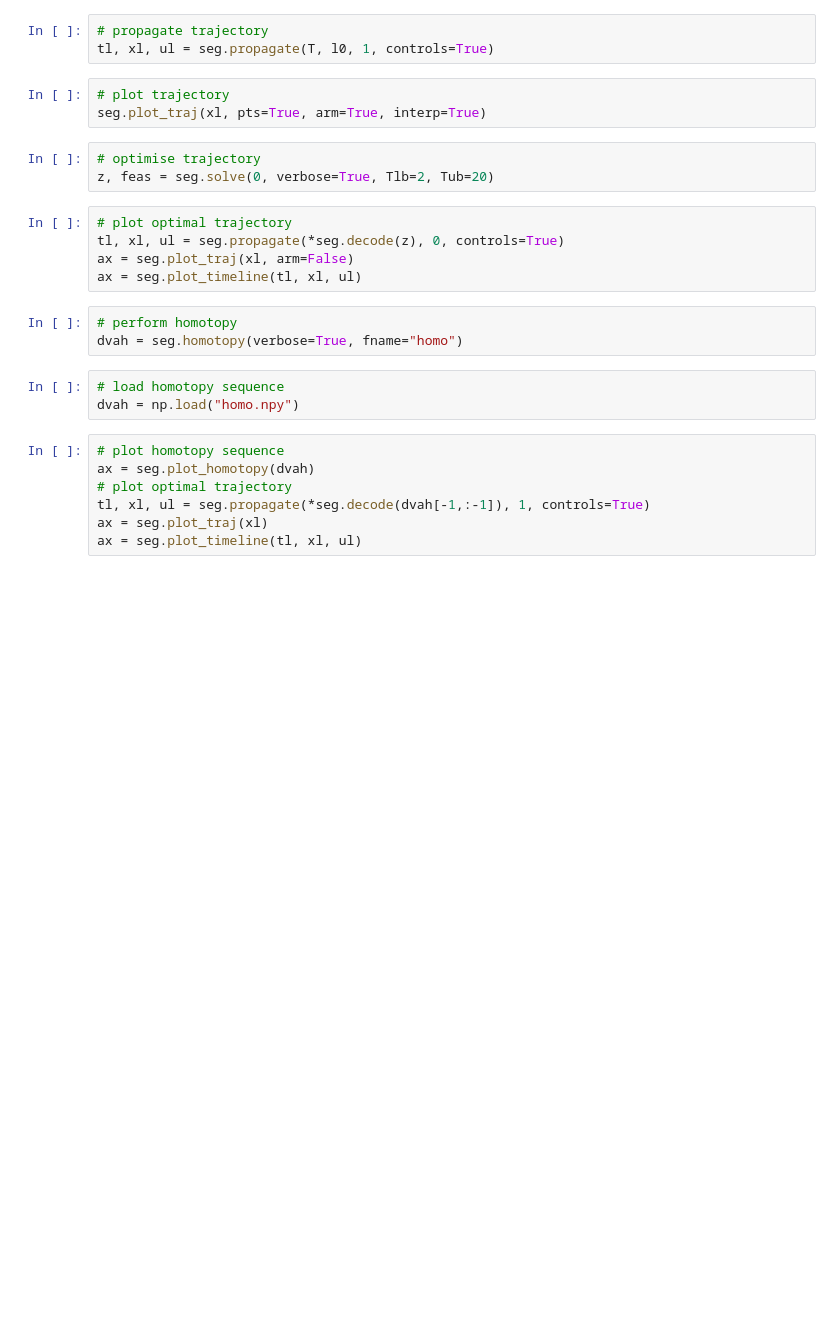
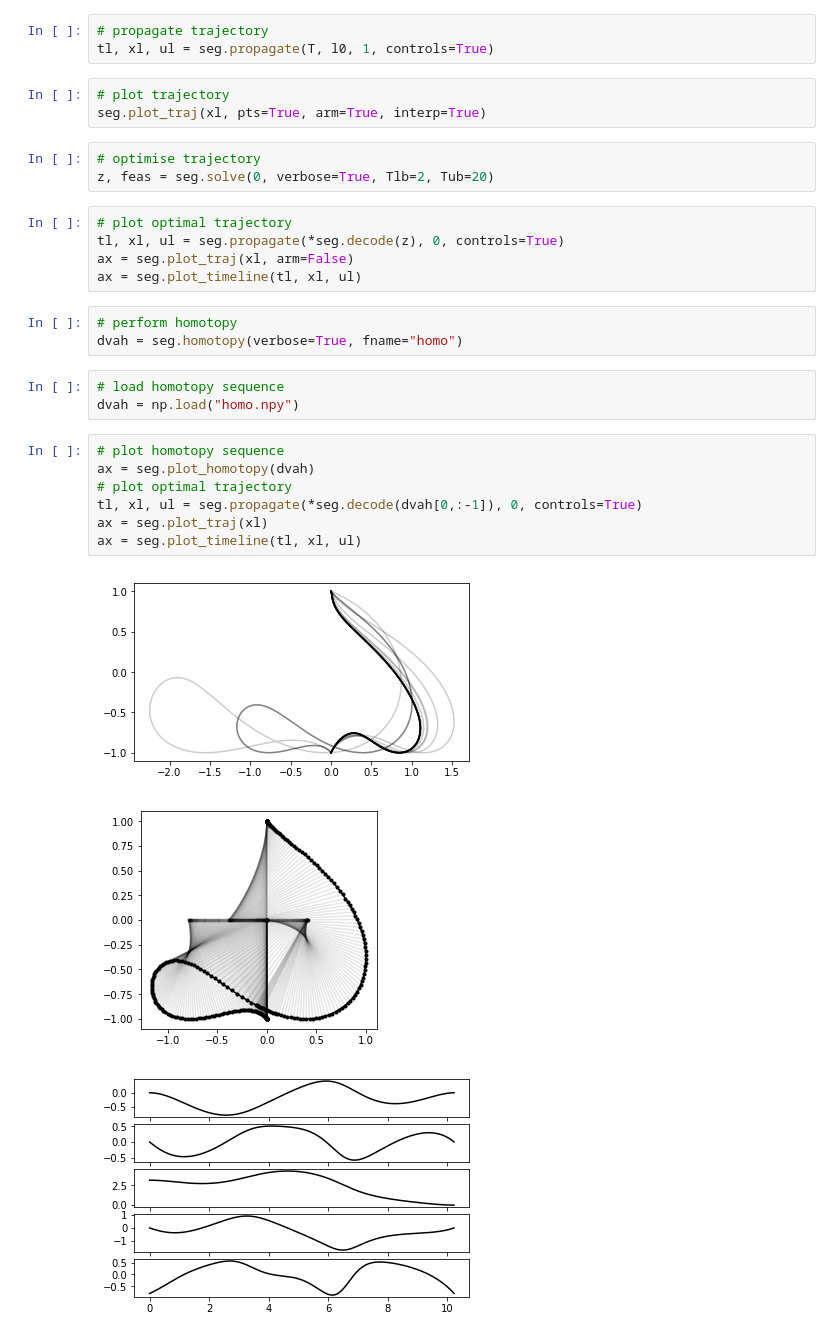
Before and after one commit to cisprague/icra2019, a Jupyter notebook: notebooks/indirect.ipynb, the cells around one changed output. Drawn from its saved outputs; the diff is of its cells as text; blank space fills up the shorter version.

```diff
--- a/notebooks/indirect.ipynb
+++ b/notebooks/indirect.ipynb
@@ -46,10 +46,14 @@ dvah = np.load("homo.npy")
 # %%
 # plot homotopy sequence
 ax = seg.plot_homotopy(dvah)
 # plot optimal trajectory
-tl, xl, ul = seg.propagate(*seg.decode(dvah[-1,:-1]), 1, controls=True)
+tl, xl, ul = seg.propagate(*seg.decode(dvah[0,:-1]), 0, controls=True)
 ax = seg.plot_traj(xl)
 ax = seg.plot_timeline(tl, xl, ul)
+# %% [output]
+[figure, added]
+[figure, added]
+[figure, added]
 # %%
 for cond in conds:
     try:
```
Also changed, not shown: parts of 6 cells of this notebook, 4 other files.
